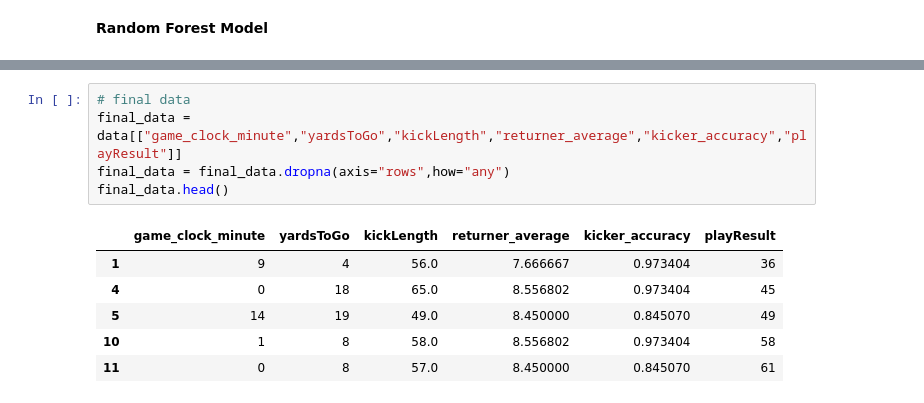
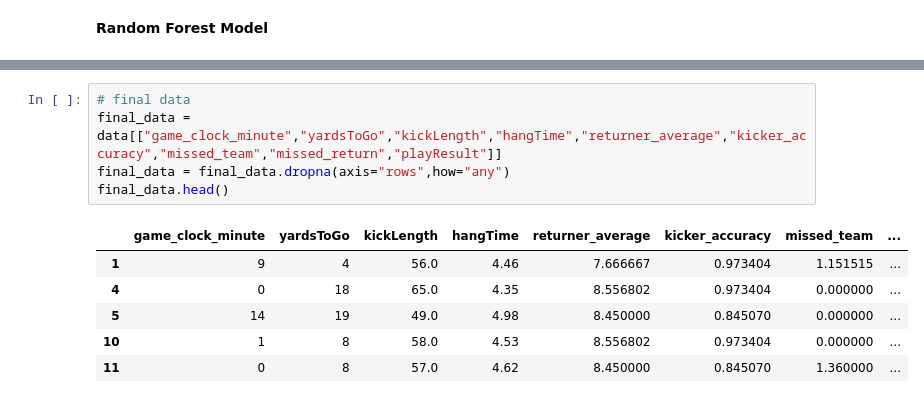
Before and after one commit to nik262/NFL-DATA-SCIENCE-PROJECT, a Jupyter notebook: Random_Forest.ipynb, the cells around one changed output, grey strips where cells are left out. Drawn from its saved outputs; the diff is of its cells as text.

```diff
--- a/Random_Forest.ipynb
+++ b/Random_Forest.ipynb
@@ -485,15 +548,15 @@ data.head()
 # %%
 # final data
-final_data = data[["game_clock_minute","yardsToGo","kickLength","returner_average","kicker_accuracy","playResult"]]
+final_data = data[["game_clock_minute","yardsToGo","kickLength","hangTime","returner_average","kicker_accuracy","missed_team","missed_return","playResult"]]
 final_data = final_data.dropna(axis="rows",how="any")
 final_data.head()
 # %% [output]
-|  | game_clock_minute | yardsToGo | kickLength | returner_average | kicker_accuracy | playResult |
-| 1 | 9 | 4 | 56.0 | 7.666667 | 0.973404 | 36 |
-| 4 | 0 | 18 | 65.0 | 8.556802 | 0.973404 | 45 |
-| 5 | 14 | 19 | 49.0 | 8.450000 | 0.845070 | 49 |
-| 10 | 1 | 8 | 58.0 | 8.556802 | 0.973404 | 58 |
-| 11 | 0 | 8 | 57.0 | 8.450000 | 0.845070 | 61 |
+|  | game_clock_minute | yardsToGo | kickLength | hangTime | returner_average | kicker_accuracy | missed_team | ... |
+| 1 | 9 | 4 | 56.0 | 4.46 | 7.666667 | 0.973404 | 1.151515 | ... |
+| 4 | 0 | 18 | 65.0 | 4.35 | 8.556802 | 0.973404 | 0.000000 | ... |
+| 5 | 14 | 19 | 49.0 | 4.98 | 8.450000 | 0.845070 | 0.000000 | ... |
+| 10 | 1 | 8 | 58.0 | 4.53 | 8.556802 | 0.973404 | 0.000000 | ... |
+| 11 | 0 | 8 | 57.0 | 4.62 | 8.450000 | 0.845070 | 1.360000 | ... |
 # %%
 from sklearn.model_selection import train_test_split
 from sklearn.ensemble import RandomForestClassifier
```
Also changed, not shown: parts of 7 cells of this notebook.
